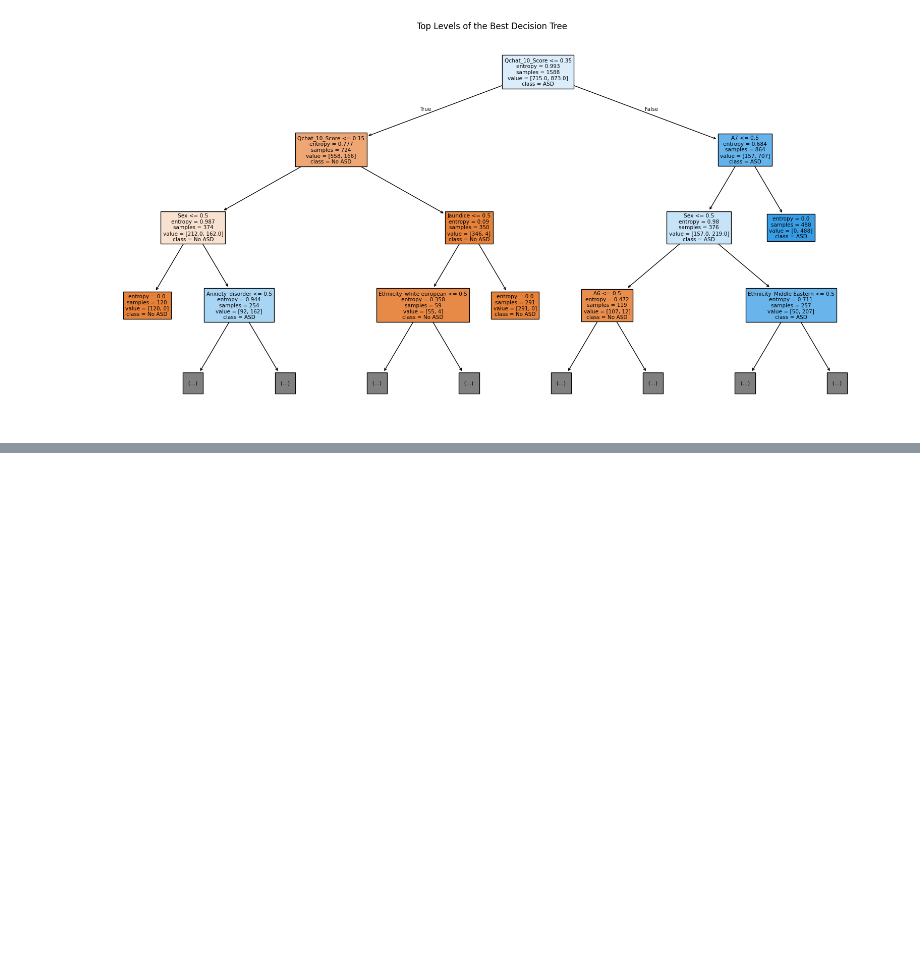
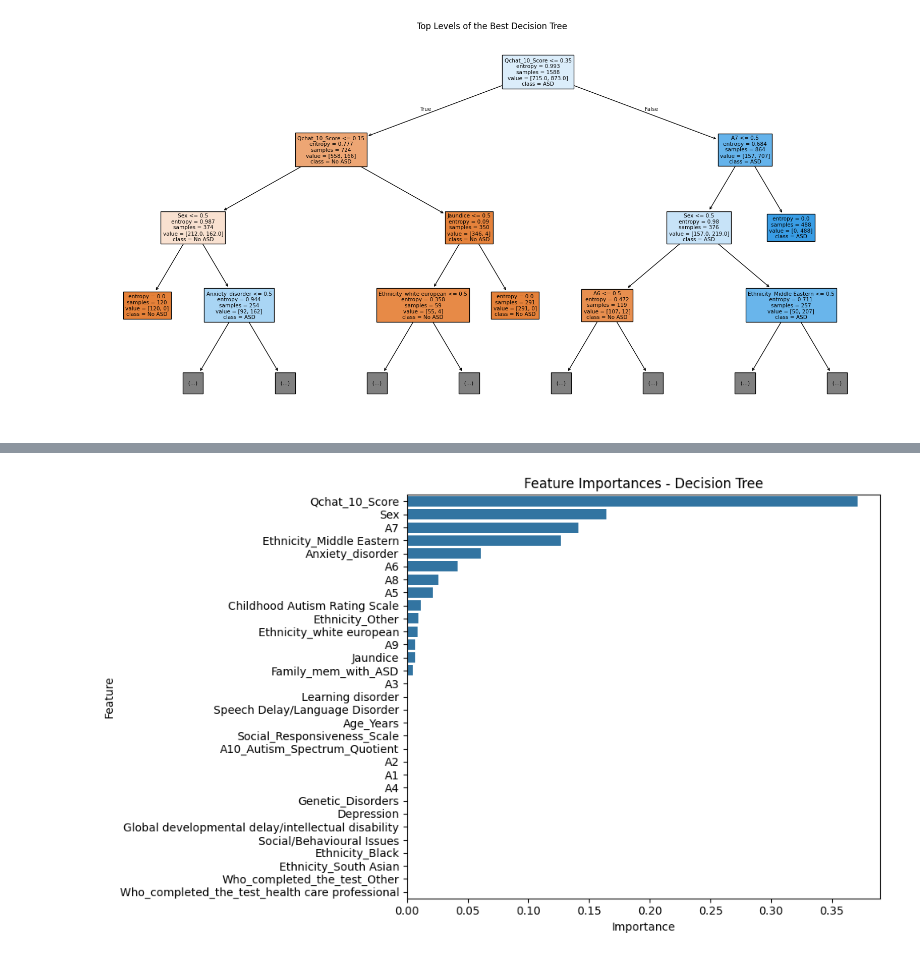
Before and after one commit to VenushkiT/Final-Year-Research, a Jupyter notebook: notebooks/ASD/Decision_tree/Decision_Tree_ASD.ipynb, the cells around one changed output, grey strips where cells are left out. Drawn from its saved outputs; the diff is of its cells as text; code cells hidden in the pictures; blank space fills up the shorter version.

```diff
--- a/notebooks/ASD/Decision_tree/Decision_Tree_ASD.ipynb
+++ b/notebooks/ASD/Decision_tree/Decision_Tree_ASD.ipynb
@@ -526,7 +526,7 @@ random_search_dt = RandomizedSearchCV(
     param_distributions=param_dist_dt,
     n_iter=50,                # Number of random combinations to try
     cv=5,
-    scoring='accuracy',
+    scoring='recall',
     random_state=42
 )
 
@@ -587,3 +587,20 @@ plt.title("Top Levels of the Best Decision Tree")
 plt.show()
 # %% [output]
 [figure]
+# %%
+import pandas as pd
+import matplotlib.pyplot as plt
+import seaborn as sns
+
+# Extract feature importances
+importances = best_dt.feature_importances_
+feature_names = X.columns
+
+# Create a DataFrame
+importance_df = pd.DataFrame({
+    'Feature': feature_names,
+    'Importance': importances
+}).sort_values(by='Importance', ascending=False)
+
+# Display top features
+print(importance_df.head(31))  # Top 10 important features
@@ -589,0 +625,8 @@ plt.show()
+# %%
+plt.figure(figsize=(10, 6))
+sns.barplot(x='Importance', y='Feature', data=importance_df.head(31))
+plt.title("Feature Importances - Decision Tree")
+plt.tight_layout()
+plt.show()
+# %% [output]
+[figure, added]
```
Also changed, not shown: parts of 2 cells of this notebook.
